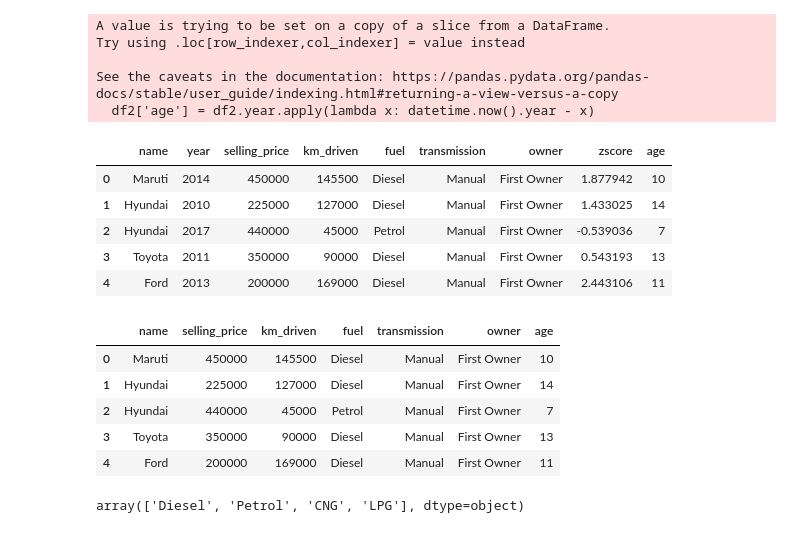
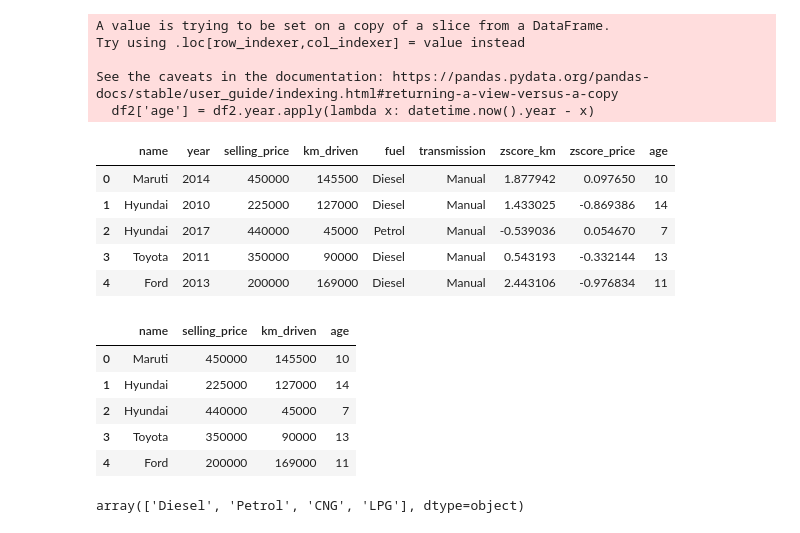
Before and after one commit to Aifedayo/data-science-maths, a Jupyter notebook: Projects/flask_server_car_price_pred/model/car-prices-prediction-model.ipynb, the cells around one changed output. Drawn from its saved outputs; the diff is of its cells as text; code cells hidden in the pictures.

```diff
--- a/Projects/flask_server_car_price_pred/model/car-prices-prediction-model.ipynb
+++ b/Projects/flask_server_car_price_pred/model/car-prices-prediction-model.ipynb
@@ -71,6 +77,6 @@ for col in numerical_cols:
 # %%
 # Dropping mileafe because it does not reflect the true value in comparison with the km_drivem
-cols_to_drop = ['Unnamed: 0', 'max_power (in bph)', 'seats', 'Mileage Unit', 'seller_type', 'Engine (CC)', 'Mileage']
+cols_to_drop = ['Unnamed: 0', 'max_power (in bph)', 'seats', 'Mileage Unit', 'seller_type', 'Engine (CC)', 'Mileage', 'owner']
 df1 = df.drop(cols_to_drop, axis='columns')
 # %%
 df1.head()
@@ -135,4 +135,4 @@ plt.scatter(df1.km_driven, df1.selling_price);
 # %%
 # Remove outliers in the km_driven using zscore
-df1['zscore'] = (df1.km_driven-df1.km_driven.mean())/df1.km_driven.std()
-df1.head()
+df1['zscore_km'] = (df1.km_driven-df1.km_driven.mean())/df1.km_driven.std()
+df1['zscore_price'] = (df1.selling_price-df1.selling_price.mean())/df1.selling_price.std()
@@ -166,0 +180,3 @@ memory usage: 145.6+ KB
+# %%
+df2 = df1[(df1.zscore_price<1) & (df1.zscore_price>-1)]
+df2.info()
@@ -215,24 +251,24 @@ See the caveats in the documentation: https://pandas.pydata.org/pandas-docs/stab
 # %%
 df2.head()
 # %% [output]
-|  | name | year | selling_price | km_driven | fuel | transmission | owner | zscore | age |
-| 0 | Maruti | 2014 | 450000 | 145500 | Diesel | Manual | First Owner | 1.877942 | 10 |
-| 1 | Hyundai | 2010 | 225000 | 127000 | Diesel | Manual | First Owner | 1.433025 | 14 |
-| 2 | Hyundai | 2017 | 440000 | 45000 | Petrol | Manual | First Owner | -0.539036 | 7 |
-| 3 | Toyota | 2011 | 350000 | 90000 | Diesel | Manual | First Owner | 0.543193 | 13 |
-| 4 | Ford | 2013 | 200000 | 169000 | Diesel | Manual | First Owner | 2.443106 | 11 |
+|  | name | year | selling_price | km_driven | fuel | transmission | zscore_km | zscore_price | age |
+| 0 | Maruti | 2014 | 450000 | 145500 | Diesel | Manual | 1.877942 | 0.097650 | 10 |
+| 1 | Hyundai | 2010 | 225000 | 127000 | Diesel | Manual | 1.433025 | -0.869386 | 14 |
+| 2 | Hyundai | 2017 | 440000 | 45000 | Petrol | Manual | -0.539036 | 0.054670 | 7 |
+| 3 | Toyota | 2011 | 350000 | 90000 | Diesel | Manual | 0.543193 | -0.332144 | 13 |
+| 4 | Ford | 2013 | 200000 | 169000 | Diesel | Manual | 2.443106 | -0.976834 | 11 |
 # %%
 # Drop year col and zscore col
-cols_to_drop = ['year', 'zscore']
+cols_to_drop = ['zscore_km', 'zscore_price', 'year', 'fuel', 'transmission']
 df3 = df2.drop(cols_to_drop, axis=1)
 df3.head()
 # %% [output]
-|  | name | selling_price | km_driven | fuel | transmission | owner | age |
-| 0 | Maruti | 450000 | 145500 | Diesel | Manual | First Owner | 10 |
-| 1 | Hyundai | 225000 | 127000 | Diesel | Manual | First Owner | 14 |
-| 2 | Hyundai | 440000 | 45000 | Petrol | Manual | First Owner | 7 |
-| 3 | Toyota | 350000 | 90000 | Diesel | Manual | First Owner | 13 |
-| 4 | Ford | 200000 | 169000 | Diesel | Manual | First Owner | 11 |
+|  | name | selling_price | km_driven | age |
+| 0 | Maruti | 450000 | 145500 | 10 |
+| 1 | Hyundai | 225000 | 127000 | 14 |
+| 2 | Hyundai | 440000 | 45000 | 7 |
+| 3 | Toyota | 350000 | 90000 | 13 |
+| 4 | Ford | 200000 | 169000 | 11 |
 # %%
 df2.fuel.unique()
 # %% [output]
```
Also changed, not shown: parts of 44 cells of this notebook, 2 other files.
